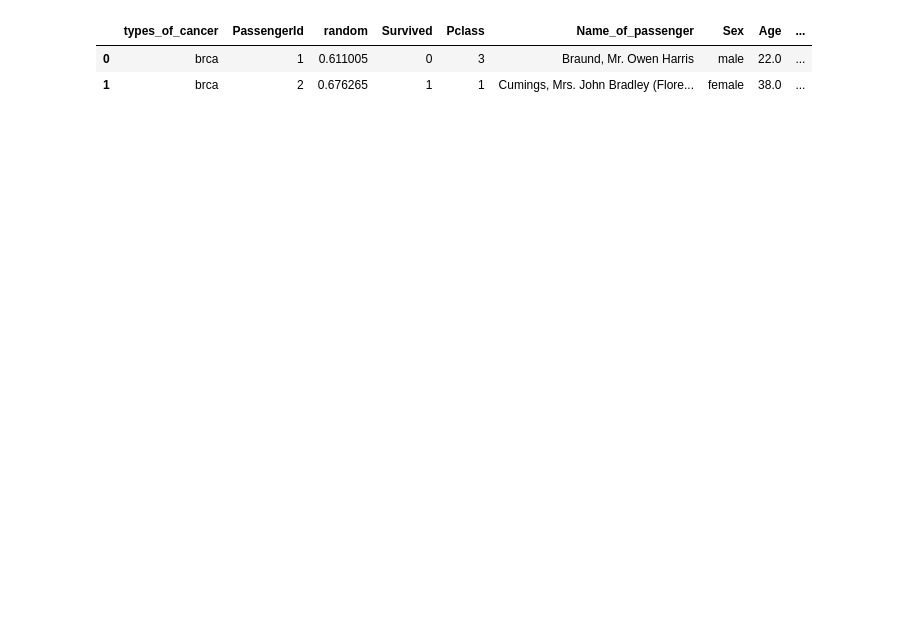
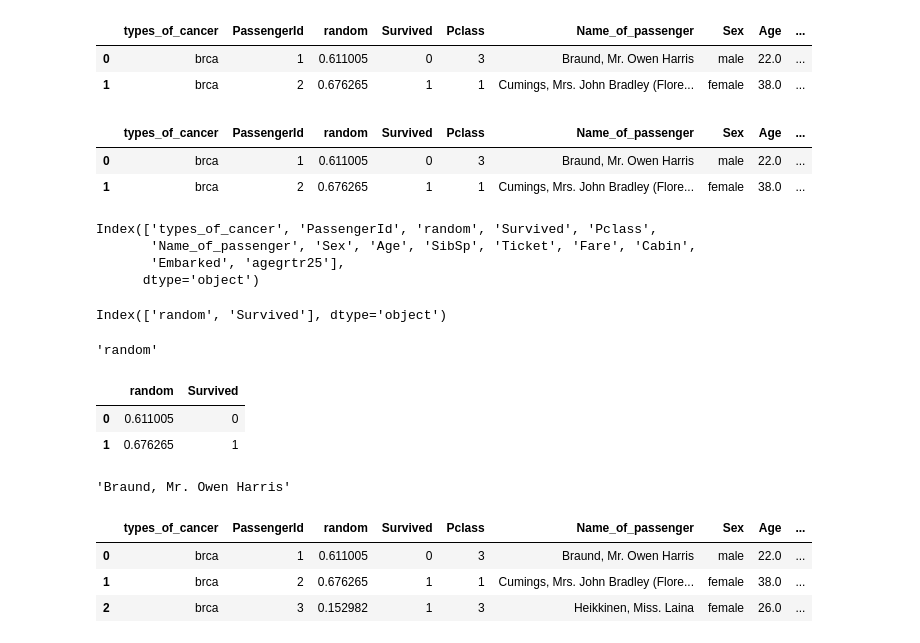
Before and after one commit to NikitaaArora/Ineuron, a Jupyter notebook: Python/Libraries/PANDAS/pandas_class_1.ipynb, the cells around one changed output. Saved outputs shown, nothing was run; the diff lists cells and outputs as text; code cells hidden in the pictures; blank space fills up the shorter version.

```diff
--- a/Python/Libraries/PANDAS/pandas_class_1.ipynb
+++ b/Python/Libraries/PANDAS/pandas_class_1.ipynb
@@ -683 +685,3 @@ InvalidIndexError: (slice(1, 11, None), slice(0, 2, None))
+# %%
+titanic_3 = titanic.head(3)
 # %%
@@ -686,3 +690,43 @@ titanic.iloc[0:2]
 |  | types_of_cancer | PassengerId | random | Survived | Pclass | Name_of_passenger | Sex | Age | ... |
 | 0 | brca | 1 | 0.611005 | 0 | 3 | Braund, Mr. Owen Harris | male | 22.0 | ... |
 | 1 | brca | 2 | 0.676265 | 1 | 1 | Cumings, Mrs. John Bradley (Flore... | female | 38.0 | ... |
+# %%
+titanic_3.iloc[0:2] #first two rows
+# %% [output]
+|  | types_of_cancer | PassengerId | random | Survived | Pclass | Name_of_passenger | Sex | Age | ... |
+| 0 | brca | 1 | 0.611005 | 0 | 3 | Braund, Mr. Owen Harris | male | 22.0 | ... |
+| 1 | brca | 2 | 0.676265 | 1 | 1 | Cumings, Mrs. John Bradley (Flore... | female | 38.0 | ... |
+# %%
+col_name =titanic_3.columns
+col_name
+# %% [output]
+Index(['types_of_cancer', 'PassengerId', 'random', 'Survived', 'Pclass',
+       'Name_of_passenger', 'Sex', 'Age', 'SibSp', 'Ticket', 'Fare', 'Cabin',
+       'Embarked', 'agegrtr25'],
+      dtype='object')
+# %%
+col_name[2:4] #this is slicing
+# %% [output]
+Index(['random', 'Survived'], dtype='object')
+# %%
+col_name[2] # this is indexing
+# %% [output]
+'random'
+# %%
+titanic_3.iloc[0:2,2:4] #first 2 rows and survived and rondom column
+# %% [output]
+|  | random | Survived |
+| 0 | 0.611005 | 0 |
+| 1 | 0.676265 | 1 |
+# %%
+# get the value present on 6th column and 2nd row
+titanic_3.iloc[0,5] #give indexes #name of passenger is 6th column
+# %% [output]
+'Braund, Mr. Owen Harris'
+# %%
+titanic_3
+# %% [output]
+|  | types_of_cancer | PassengerId | random | Survived | Pclass | Name_of_passenger | Sex | Age | ... |
+| 0 | brca | 1 | 0.611005 | 0 | 3 | Braund, Mr. Owen Harris | male | 22.0 | ... |
+| 1 | brca | 2 | 0.676265 | 1 | 1 | Cumings, Mrs. John Bradley (Flore... | female | 38.0 | ... |
+| 2 | brca | 3 | 0.152982 | 1 | 3 | Heikkinen, Miss. Laina | female | 26.0 | ... |
```
Also changed, not shown: parts of 2 cells of this notebook.
